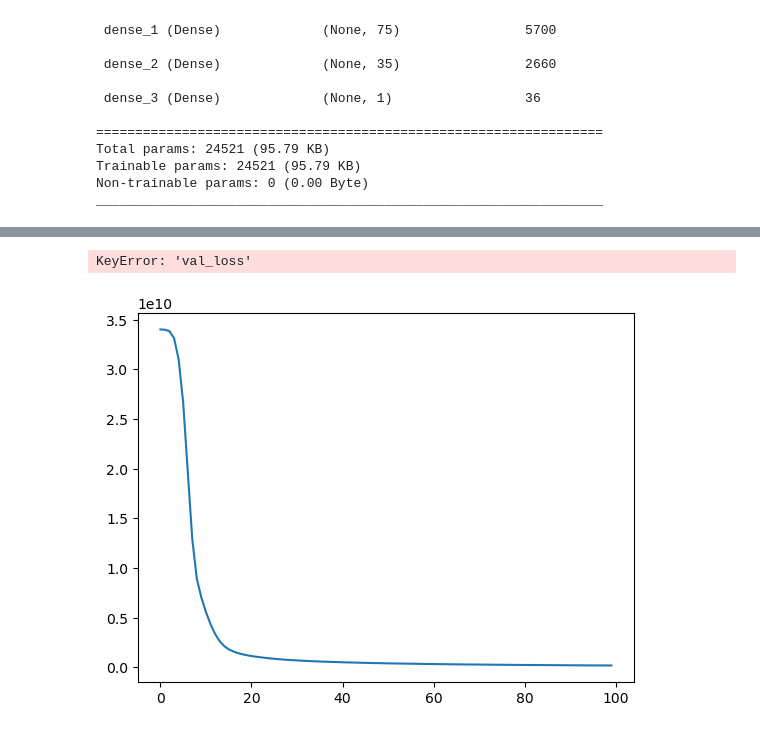
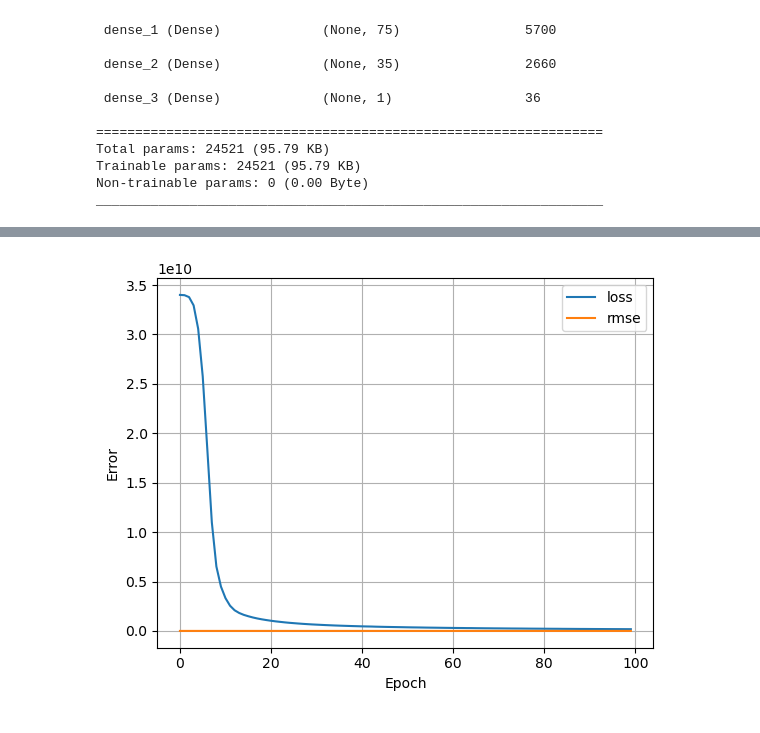
Before and after one commit to rbellgraph1/project_4_home_price, a Jupyter notebook: dummies_model_ALL.ipynb, the cells around one changed output, grey strips where cells are left out. Saved outputs shown, nothing was run; the diff lists cells and outputs as text; code cells hidden in the pictures.

Commit message:
updated images models

```diff
--- a/dummies_model_ALL.ipynb
+++ b/dummies_model_ALL.ipynb
@@ -240,16 +232,15 @@ array([[1.10407564e+08, 1.10347064e+08, 1.10209564e+08, 1.10438064e+08,
 # %%
 #plot the validation results
 plt.plot(fit_model.history['loss'], label='loss')
-plt.plot(fit_model.history['val_loss'], label='val_loss')
+# plt.plot(fit_model.history['val_loss'], label='val_loss')
 plt.plot(fit_model.history['rmse'], label='rmse')
 # plt.ylim([0, 10])
 plt.xlabel('Epoch')
 plt.ylabel('Error')
 plt.legend()
 plt.grid(True)
 # %% [output]
-KeyError: 'val_loss'
-[figure, old version]
+[figure, new version]
 # %%
 %%time
 history = nn.fit(
```
Also changed, not shown: parts of 8 cells of this notebook, 13 other files.
